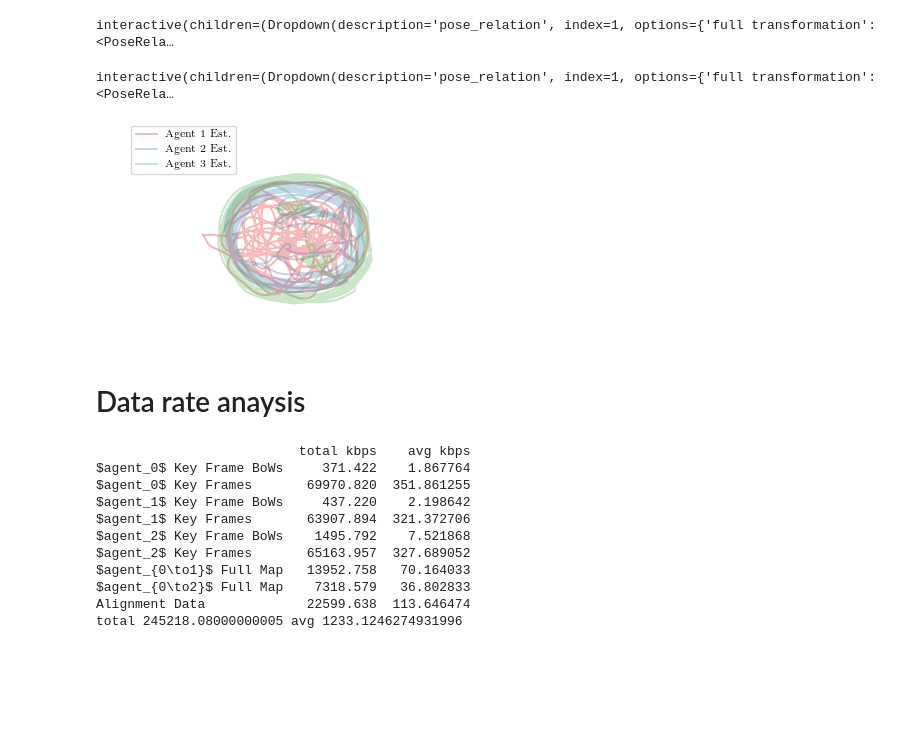
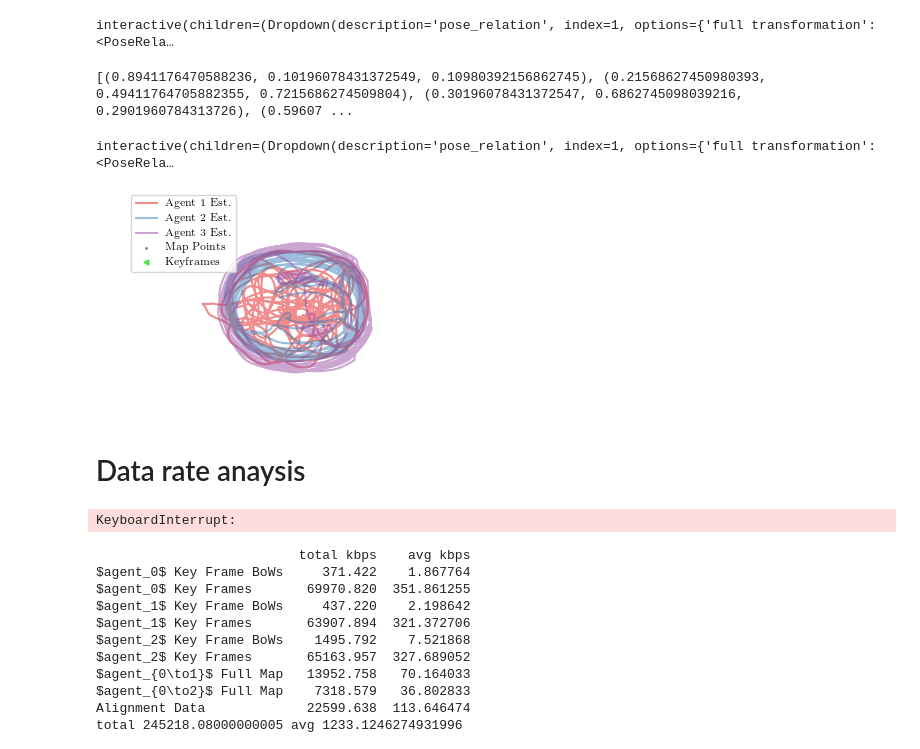
Before and after one commit to proroklab/DVM-SLAM, a Jupyter notebook: src/evaluation/evaluation.ipynb, the cells around one changed output. Saved outputs shown, nothing was run; the diff lists cells and outputs as text; code cells hidden in the pictures; blank space fills up the shorter version.

```diff
--- a/src/evaluation/evaluation.ipynb
+++ b/src/evaluation/evaluation.ipynb
@@ -109,7 +109,7 @@ with Rosbag2Reader(bag_name) as reader:
         traj_est = file_interface.read_bag_trajectory(reader, f"/robot{agent_id}/camera_pose", transform_to_root_tf_frame_id="/world", use_final_tf_state=True)
         traj_ref = file_interface.read_bag_trajectory(reader, f"/robot{agent_id}/ground_truth_pose")
 
-        # traj_est.timestamps += 0.17
+        traj_est.timestamps += 0.17
 
         traj_ests[agent_id] = traj_est
         traj_refs[agent_id] = traj_ref
@@ -362,10 +366,16 @@ _ = ipywidgets.interact_manual(callback_rpe, pose_relation=pose_relation_selecto
                                **{c.description: c.value for c in check_boxes_rpe})
 # %% [output]
 interactive(children=(Dropdown(description='pose_relation', index=1, options={'full transformation': <PoseRela…
+# %%
+print(color_palette)
+# %% [output]
+[(0.8941176470588236, 0.10196078431372549, 0.10980392156862745), (0.21568627450980393, 0.49411764705882355, 0.7215686274509804), (0.30196078431372547, 0.6862745098039216, 0.2901960784313726), (0.59607 ...
 # %%
 import evo.main_ape as main_ape
 import evo.common_ape_rpe as common
 import seaborn as sns
+import matplotlib.lines as mlines
+
 
 color_palette = sns.color_palette('Set1', 120)
 
@@ -399,39 +409,52 @@ def callback_ape(pose_relation, align, correct_scale, plot_mode, show_plot):
 
             if agent_id == 1:
                 color = color_palette[0]
             elif agent_id == 2:
                 color = color_palette[1]
             elif agent_id == 3:
-                color = color_palette[2]
+                color = color_palette[3]
 
-            plot.traj(ax, plot_mode, result.trajectories[est_name], alpha=0.3, color=color, label=f"Agent {agent_id} Est.")
+            plot.traj(ax, plot_mode, result.trajectories[est_name], alpha=0.5, color=color, label=f"Agent {agent_id} Est.")
 
 
     plt.tight_layout()
     ax.set_aspect("equal")
     ax.axis('off')
-    # ax.legend(loc='upper left')
-    # ax.set_xlim(-3.5, 2.75)
-    # ax.set_ylim(-2.4, 2.6)
+
+    handles, labels = plt.gca().get_legend_handles_labels()
+    map_points = mlines.Line2D([], [], color='grey', marker='o', linestyle='None', markersize=1, label='Map Points')
+    keyframes = mlines.Line2D([], [], color=(72/255, 230/255, 72/255), marker='<', linestyle='None', markersize=3.5, label='Keyframes')
+    handles.extend([map_points, keyframes])
+
+    # euroc
+    # ax.legend(loc='upper right', handles=handles)
+    # ax.set_xlim(-6-3.8, 15+1.9)
+    # ax.set_ylim(-5+1.9, 14+2.85)
+    # tum
+    ax.legend(loc='upper left', handles=handles)
+    ax.set_xlim(-3.5, 2.75)
+    ax.set_ylim(-2.4, 2.6)
+
+
 
     params = dict(bottom=0, left=0, right=1, top=1)
     fig.subplots_adjust(**params)
 
     # save as file
     if show_plot:
         fig.savefig(f'figures_output/{bag_name.split("/")[-1]}_trajectory_overlay.png', bbox_inches='tight', dpi=300, pad_inches=0.01, transparent=True)
 
 
 
     count += 1
 
 
 
 _ = ipywidgets.interact_manual(callback_ape, pose_relation=pose_relation_selector, plot_mode=plotmode_selector,
                                **{c.description: c.value for c in check_boxes_ape})
 # %% [output]
 interactive(children=(Dropdown(description='pose_relation', index=1, options={'full transformation': <PoseRela…
-[figure, old version]
+[figure, new version]
 # %% [markdown]
 # Data rate anaysis
 # %%
@@ -469,6 +492,8 @@ with Rosbag2Reader(bag_name) as reader:
 
     bw_df = pd.DataFrame(data)
     bw_df["timestamp"] = pd.to_datetime(bw_df["timestamp"])
+# %% [output]
+KeyboardInterrupt:
 # %%
 from datetime import timedelta
 
```
Also changed, not shown: parts of 12 cells of this notebook, 2 other files.
